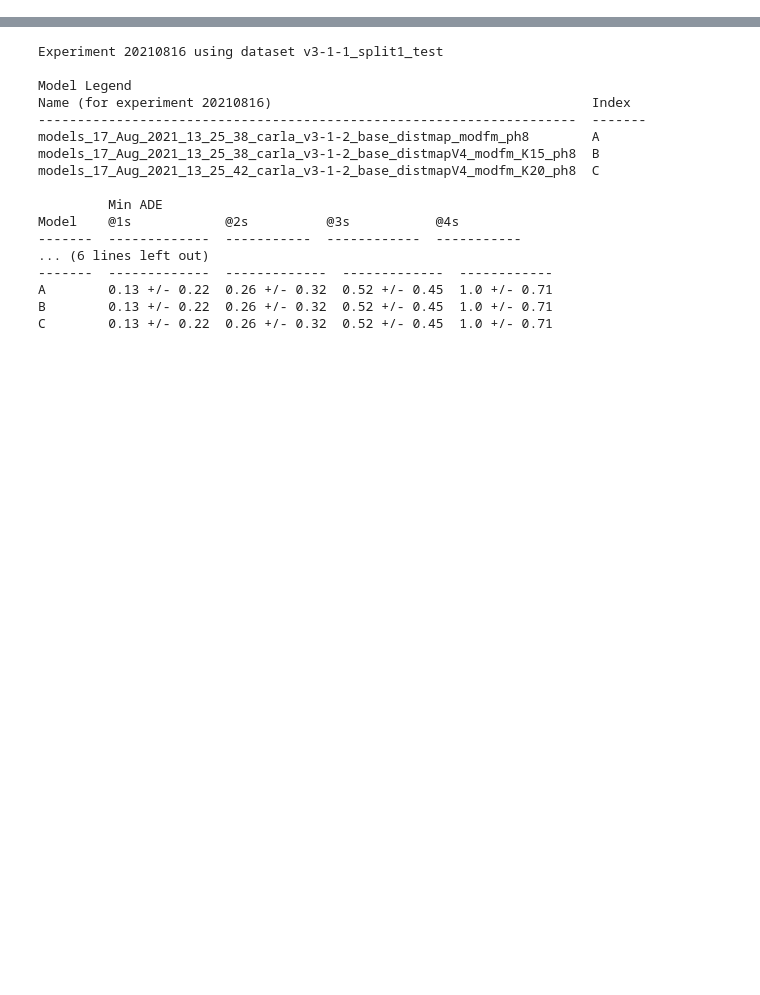
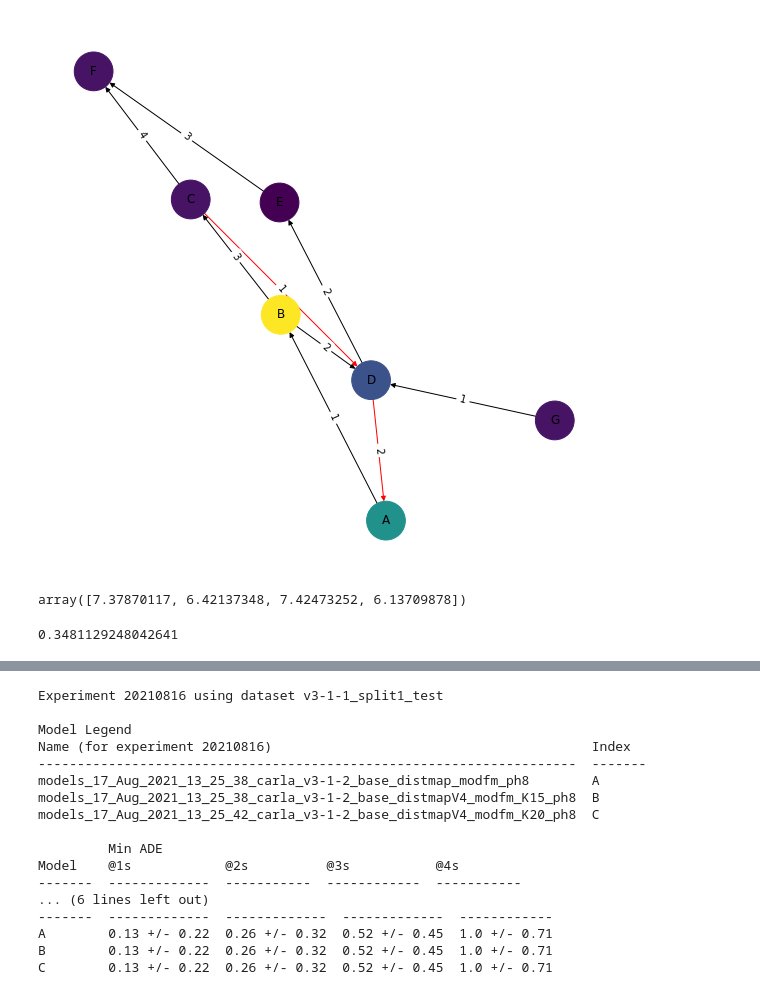
Before and after one commit to fireofearth/document, a Jupyter notebook: python/doc.composite.ipynb, the cells around one changed output, grey strips where cells are left out. Drawn from its saved outputs; the diff is of its cells as text; code cells hidden in the pictures; blank space fills up the shorter version.

Commit message:
optimizer; python docs

```diff
--- a/python/doc.composite.ipynb
+++ b/python/doc.composite.ipynb
@@ -23,3 +25,65 @@ from tabulate import tabulate
 
 import utility as util
 pp = pprint.PrettyPrinter(indent=4)
+# %%
+# Plot graph
+# Based on:
+# https://stackoverflow.com/questions/20133479/how-to-draw-directed-graphs-using-networkx-in-python
+G = nx.DiGraph()
+G.add_edges_from([('A', 'B'),('C','D'),('G','D')], weight=1)
+G.add_edges_from([('D','A'),('D','E'),('B','D'),('D','E')], weight=2)
+G.add_edges_from([('B','C'),('E','F')], weight=3)
+G.add_edges_from([('C','F')], weight=4)
+
+
+val_map = {'A': 1.0,
+           'B': 2.0,
+           'D': 0.5,
+           'E': 0.0}
+
+values = [val_map.get(node, 0.1) for node in G.nodes()]
+edge_labels=dict([((u,v,),d['weight']) for u, v, d in G.edges(data=True)])
+red_edges = [('C','D'),('D','A')]
+edge_colors = ['black' if not edge in red_edges else 'red' for edge in G.edges()]
+
+fig = plt.figure(figsize=(10, 10)); ax = fig.gca()
+pos=nx.spring_layout(G)
+nx.draw_networkx_edge_labels(G,pos,edge_labels=edge_labels)
+nx.draw(G, pos, ax=ax, node_color=values, node_size=1500, edge_color=edge_colors,
+        edge_cmap=plt.cm.Reds, with_labels=True)
+# %% [output]
+[figure, added]
+# %%
+# Stochastic MDP homework
+P = np.array([
+    [0.2, 0.64, 0.16, 0],
+    [0.5, 0,    0.5,  0],
+    [0,   0,    0.5,  0.5],
+    [0,   1,    0,    0]
+])
+# Expected immediate reward for next transition
+R = np.array([1.96, 0.5, 2, 1])
+# Value function V(s) = E_{a~\pi(s)}[r(s,a) + \gamma \sum_{s'} P(s' | s, a) V(s')]
+# Expression for value function V = R + \gamma P V => (I - \gamma P) V = R
+# A = I - \gamma P; \gamma = 0.8
+A = np.identity(4) - 0.8*P
+np.linalg.solve(A, R)
+# gives np.array([7.37870117, 6.42137348, 7.42473252, 6.13709878])
+V = np.array([7.37870117, 6.42137348, 7.42473252, 6.13709878])
+# %% [output]
+array([7.37870117, 6.42137348, 7.42473252, 6.13709878])
+# %%
+# Neural Network homework
+# Based on:
+# https://mattmazur.com/2015/03/17/a-step-by-step-backpropagation-example/
+sigmoid = scipy.special.expit
+x = np.array([0.3, 0.5])
+W1 = np.array([[0.5, 0.55], [0.6, 0.65]])
+b1 = np.array([0.35, 0.35])
+W2 = np.array([[0.7, 0.75], [0.8, 0.85]])
+b2 = np.array([0.6, 0.6])
+yhat = sigmoid(W2 @ sigmoid(W1 @ x + b1) + b2)
+y = np.array([0.01, 0.99])
+sum(0.5*(y - yhat)**2)
+# %% [output]
+0.3481129248042641
```
Also changed, not shown: parts of 8 cells of this notebook, 8 other files.
